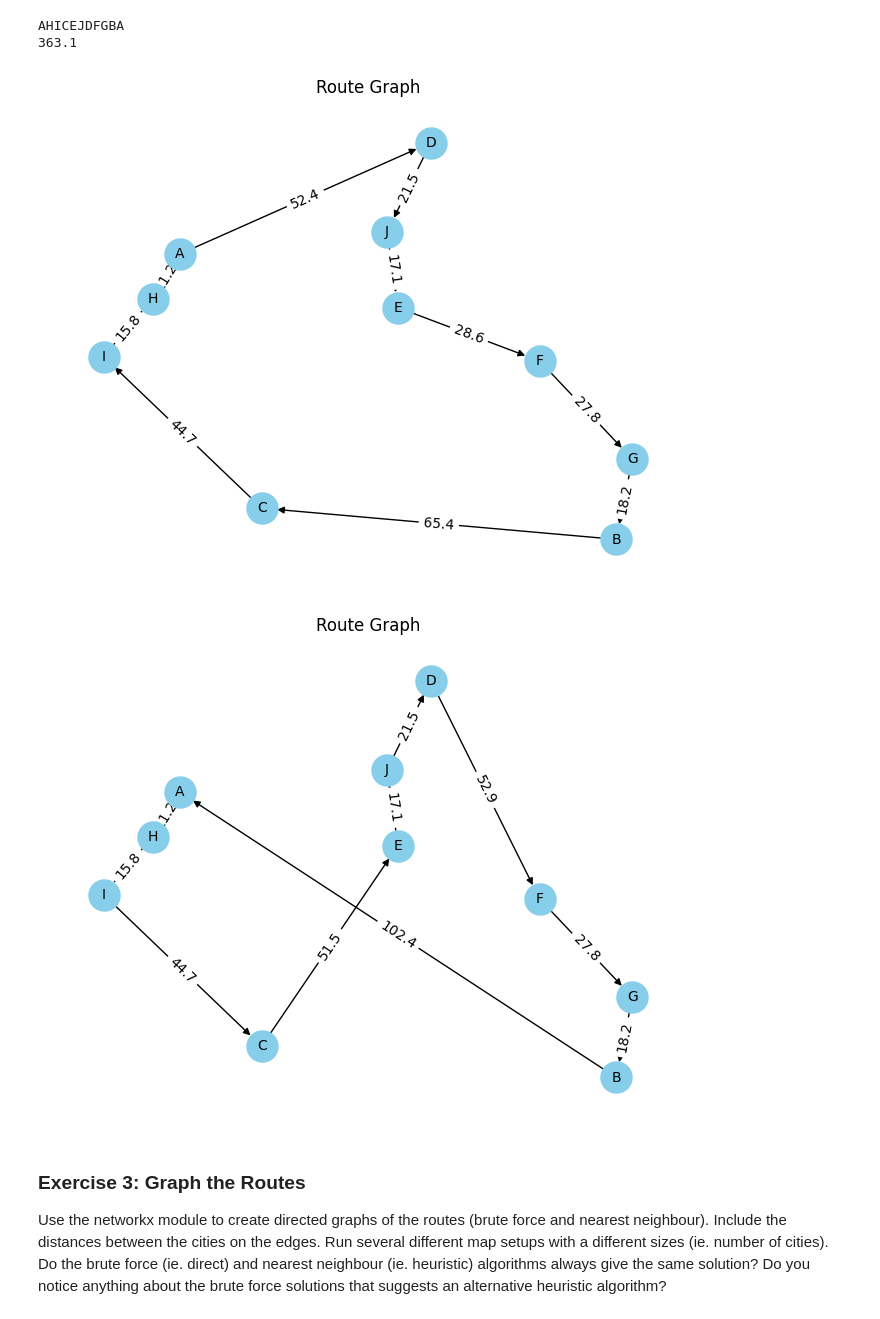
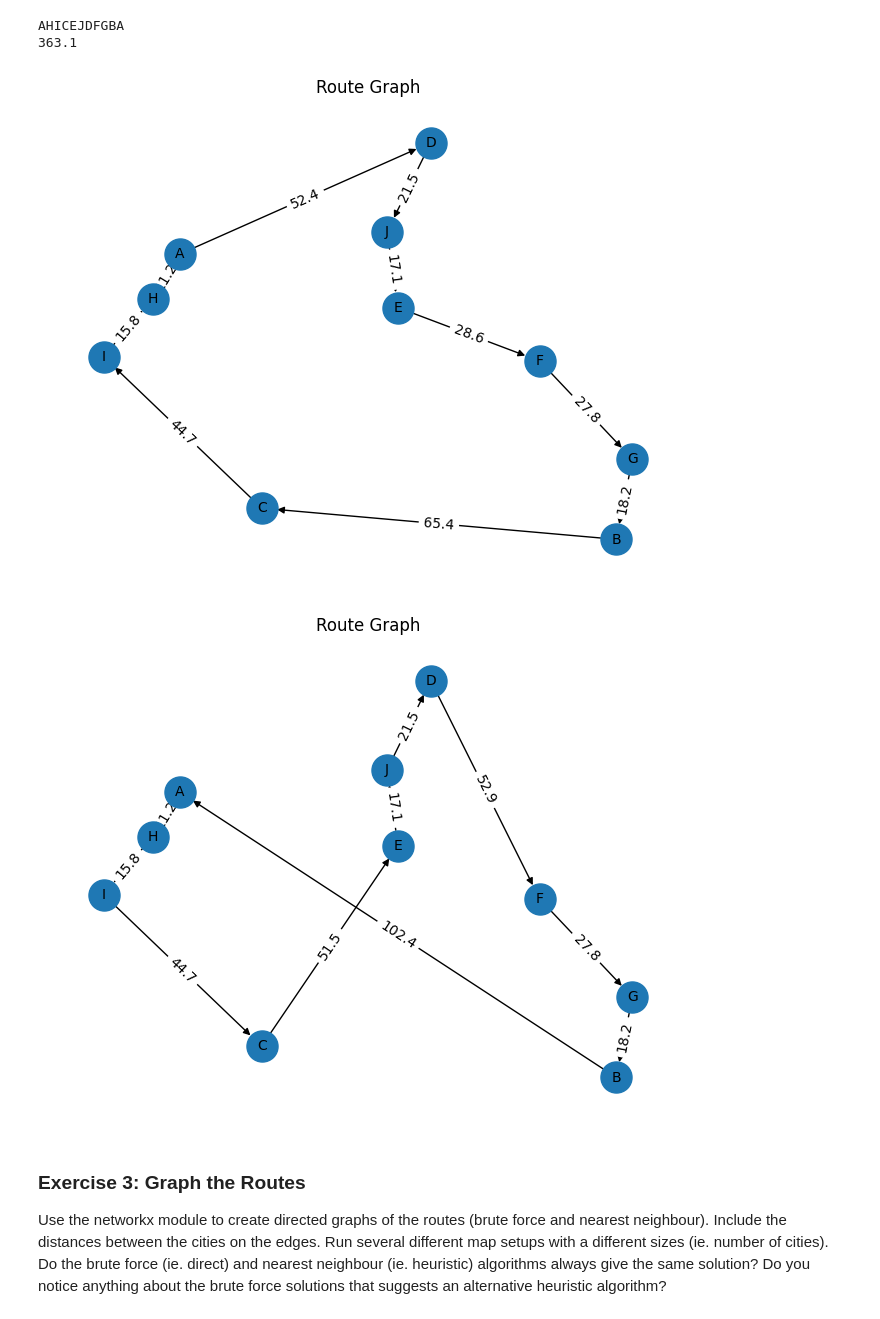
Before and after one commit to CodeChef-1/comp215, a Jupyter notebook: labs/lab05_scaling.ipynb, the cells around one changed output. Cells and saved outputs as stored; diff of their text form; code cells hidden in the pictures.

```diff
--- a/labs/lab05_scaling.ipynb
+++ b/labs/lab05_scaling.ipynb
@@ -173,32 +173,32 @@ AHICEJDFGBA
 # %%
 def graph_route(city_map, route, distances):
 
     G = nx.DiGraph()
     for i in range(len(route) - 1):
         city1 = route[i]
         #find next
         city2 = route[i+1]
         distance_val = distances.get((city1, city2), distances.get((city2, city1)))
         G.add_edge(city1, city2, weight=distance_val)
 
     #for brute method
     pos = city_map
     labels = nx.get_edge_attributes(G, 'weight')
-    nx.draw(G, pos, with_labels=True, node_size=500, node_color="skyblue", font_size=10)
+    nx.draw(G, pos, with_labels=True, node_size=500, font_size=10)
     nx.draw_networkx_edge_labels(G, pos, edge_labels=labels)
     plt.title("Route Graph")
     plt.show()
 
 #testing
 brute_force_route, brute_force_distance = brute_force_tsp(city_map, distances)
 graph_route(city_map, brute_force_route, distances)
 
 nearest_neighbor_route, nearest_neighbor_distance = nearest_neighbor_tsp(city_map, distances)
 graph_route(city_map, nearest_neighbor_route, distances)
 #had to look on stackoverflow for some help on labeling the edges so i copyed a bit of this
 # %% [output]
-[figure, old version]
+[figure, new version]
-[figure, old version]
+[figure, new version]
 # %% [markdown]
 ### Exercise 3: Graph the Routes
 
```
